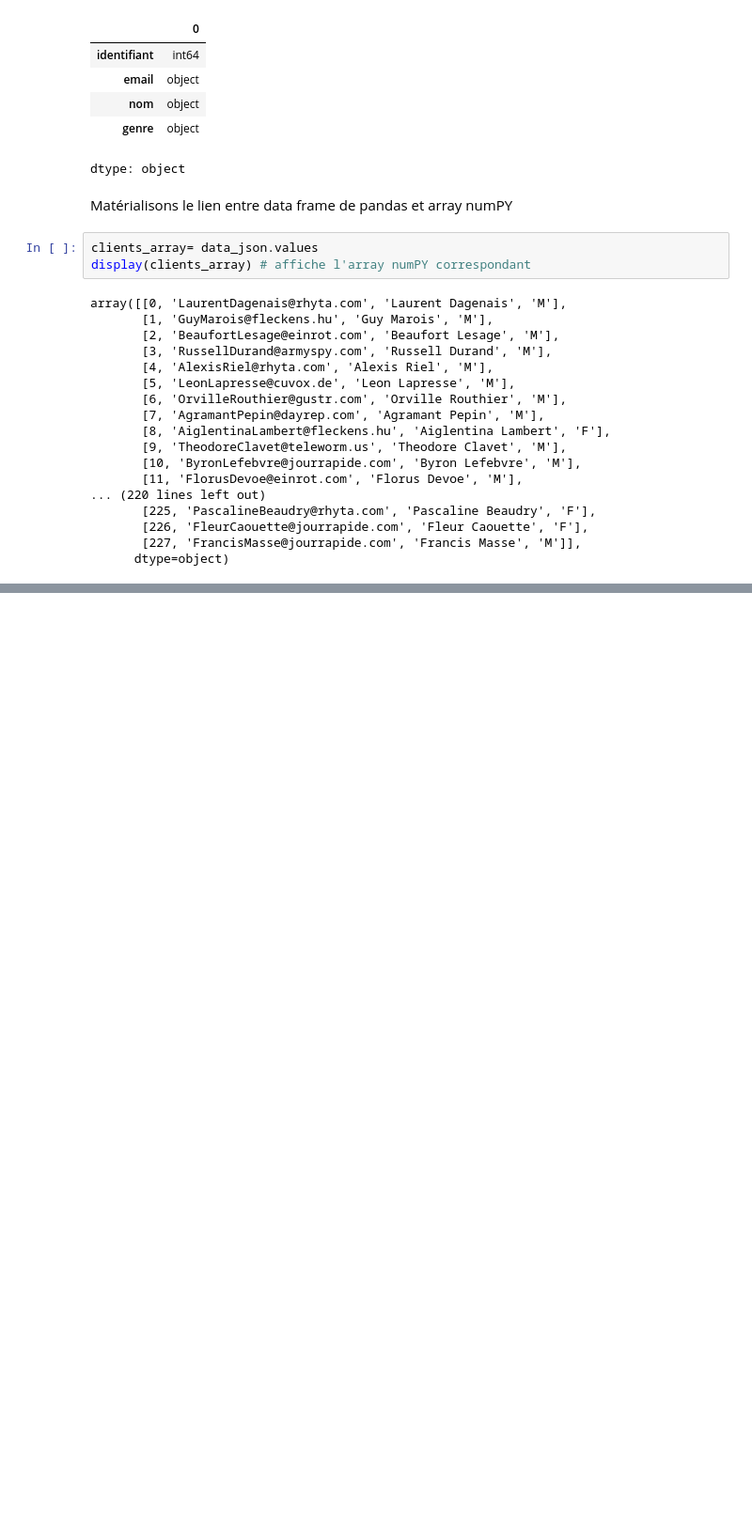
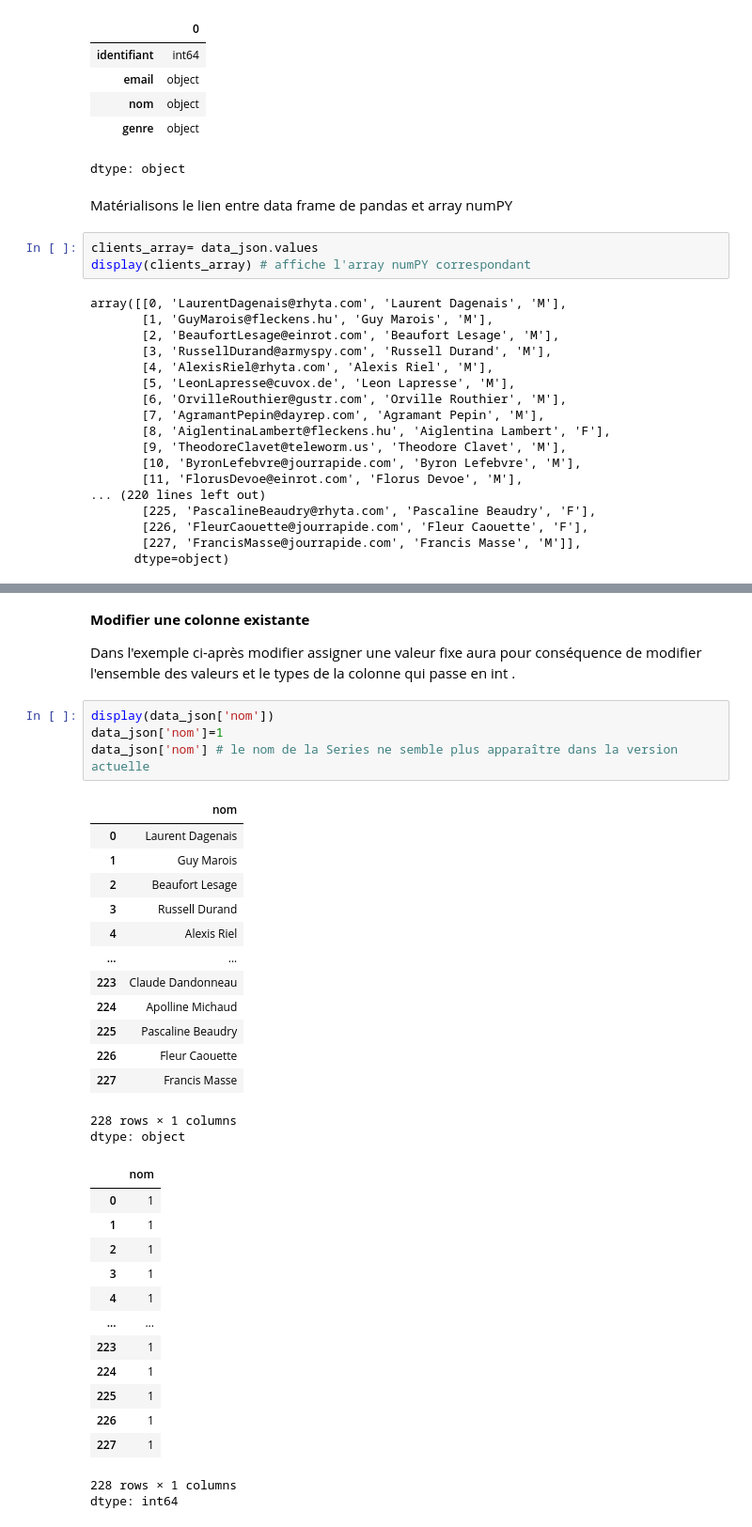
Before and after one commit to Harlequelrah/Learning_data_science, a Jupyter notebook: Learning_data_science/Créez_des_data_frames_avec_Pandas/index.ipynb, the cells around one changed output, grey strips where cells are left out. Shown: that part at 94% size. Drawn from its saved outputs; the diff is of its cells as text; blank space fills up the shorter version.

```diff
--- a/Learning_data_science/Créez_des_data_frames_avec_Pandas/index.ipynb
+++ b/Learning_data_science/Créez_des_data_frames_avec_Pandas/index.ipynb
@@ -166,0 +230,37 @@ array([[0, 'LaurentDagenais@rhyta.com', 'Laurent Dagenais', 'M'],
+# %% [markdown]
+**Modifier une colonne existante**
+
+Dans l'exemple ci-après modifier assigner une valeur fixe aura pour conséquence de modifier l'ensemble des valeurs et le types de la colonne qui passe en int .
+# %%
+display(data_json['nom'])
+data_json['nom']=1
+data_json['nom'] # le nom de la Series ne semble plus apparaître dans la version actuelle
+# %% [output]
+|  | nom |
+| 0 | Laurent Dagenais |
+| 1 | Guy Marois |
+| 2 | Beaufort Lesage |
+| 3 | Russell Durand |
+| 4 | Alexis Riel |
+| ... | ... |
+| 223 | Claude Dandonneau |
+| 224 | Apolline Michaud |
+| 225 | Pascaline Beaudry |
+| 226 | Fleur Caouette |
+| 227 | Francis Masse |
+228 rows × 1 columns
+dtype: object
+|  | nom |
+| 0 | 1 |
+| 1 | 1 |
+| 2 | 1 |
+| 3 | 1 |
+| 4 | 1 |
+| ... | ... |
+| 223 | 1 |
+| 224 | 1 |
+| 225 | 1 |
+| 226 | 1 |
+| 227 | 1 |
+228 rows × 1 columns
+dtype: int64
```
Also changed, not shown: parts of 10 cells of this notebook.
